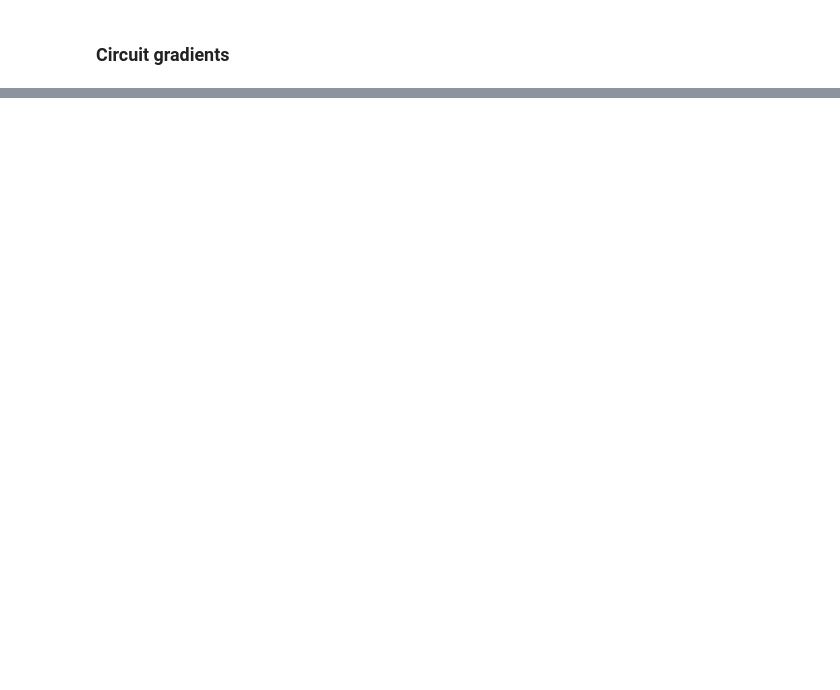
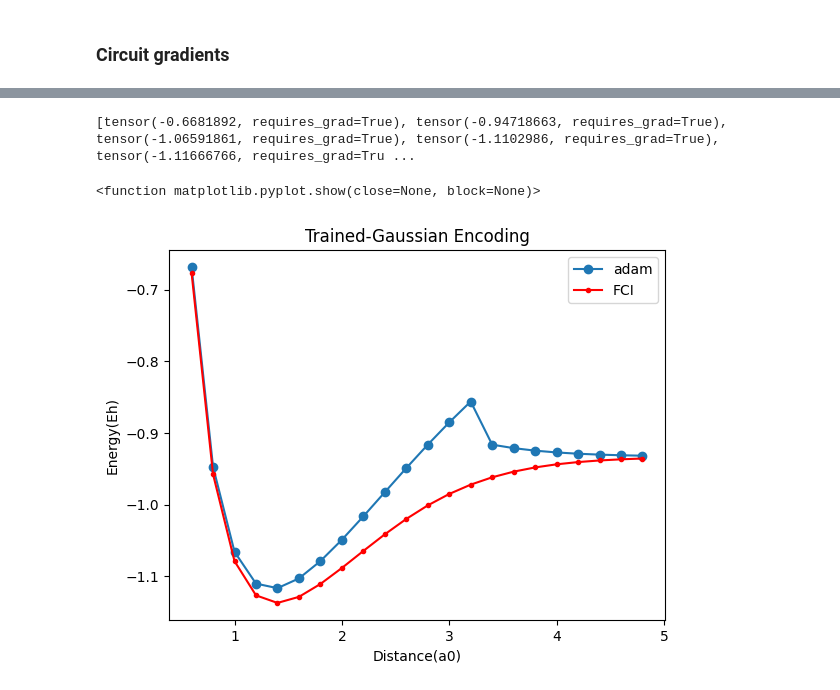
Before and after one commit to sergioandrescs/meta-VQE-pennylane, a Jupyter notebook: meta_VQE_pennylane_catalyst_symplified_two_design.ipynb, the cells around one changed output, grey strips where cells are left out. Cells and saved outputs as stored; diff of their text form; code cells hidden in the pictures; blank space fills up the shorter version.

Commit message:
Work on opt-meta-vqe

```diff
--- a/meta_VQE_pennylane_catalyst_symplified_two_design.ipynb
+++ b/meta_VQE_pennylane_catalyst_symplified_two_design.ipynb
@@ -527,0 +499,12 @@ plt.show
+# %%
+opt_energies = []
+for count, d in enumerate(test_points):
+    for k in trained_energies:
+        if ENCODER == 1:
+            encoded_params = linear_encoding(TRAINING_ENERGIES[k]["trained_meta_vars"][-1], d)
+        else:
+            encoded_params = gaussian_encoding(TRAINING_ENERGIES[k]["trained_meta_vars"][-1], d)
+
+
+    res_demon_adam = minimize(simplified_two_design, encoded_params, method = ham_adam, options = {'hamiltonian':test_hamiltonians[count], 'maxiter': 200, 'tol':1e-5, 'demon':True,'adamax':True, 'verbose':False})
+    opt_energies.append(res_demon_adam.fun)
@@ -527,0 +529,18 @@ plt.show
+# %%
+opt_adam_energies = [energy[-1] for energy in opt_energies]
+print(opt_adam_energies)
+# %% [output]
+[tensor(-0.6681892, requires_grad=True), tensor(-0.94718663, requires_grad=True), tensor(-1.06591861, requires_grad=True), tensor(-1.1102986, requires_grad=True), tensor(-1.11666766, requires_grad=Tru ...
+# %%
+plt.plot(test_points, opt_adam_energies, label="adam", marker='o')
+plt.plot(test_points, fci_energies, label="FCI", marker='.', color="r")
+
+
+plt.legend()
+plt.title('Trained-Gaussian Encoding')
+plt.xlabel('Distance(a0)')
+plt.ylabel('Energy(Eh)')
+plt.show
+# %% [output]
+<function matplotlib.pyplot.show(close=None, block=None)>
+[figure, added]
```
Also changed, not shown: parts of 15 cells of this notebook, 4 other files.
